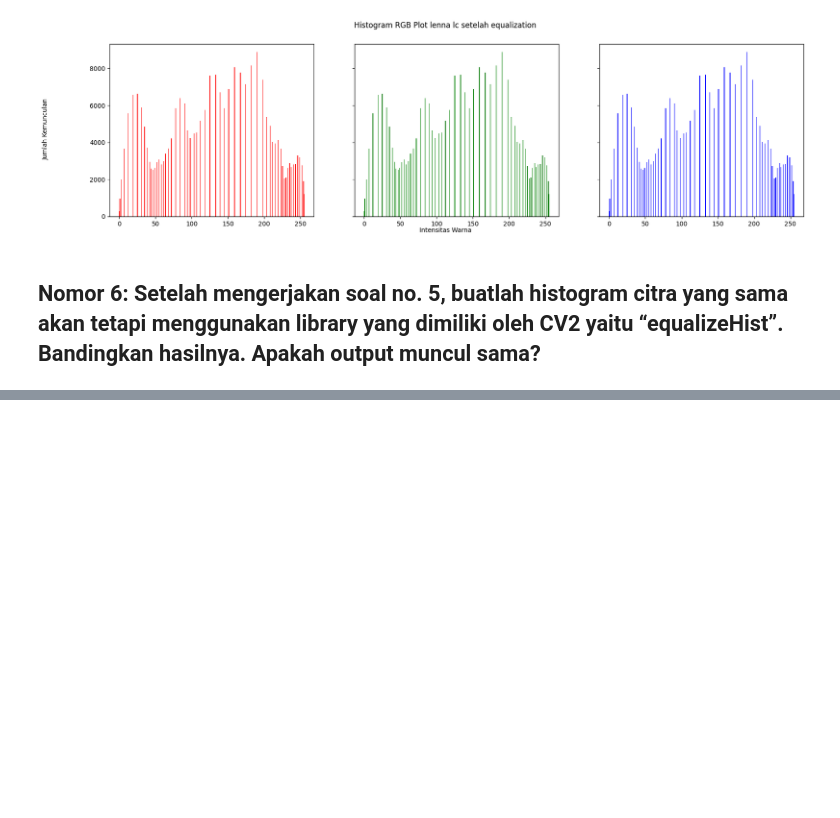
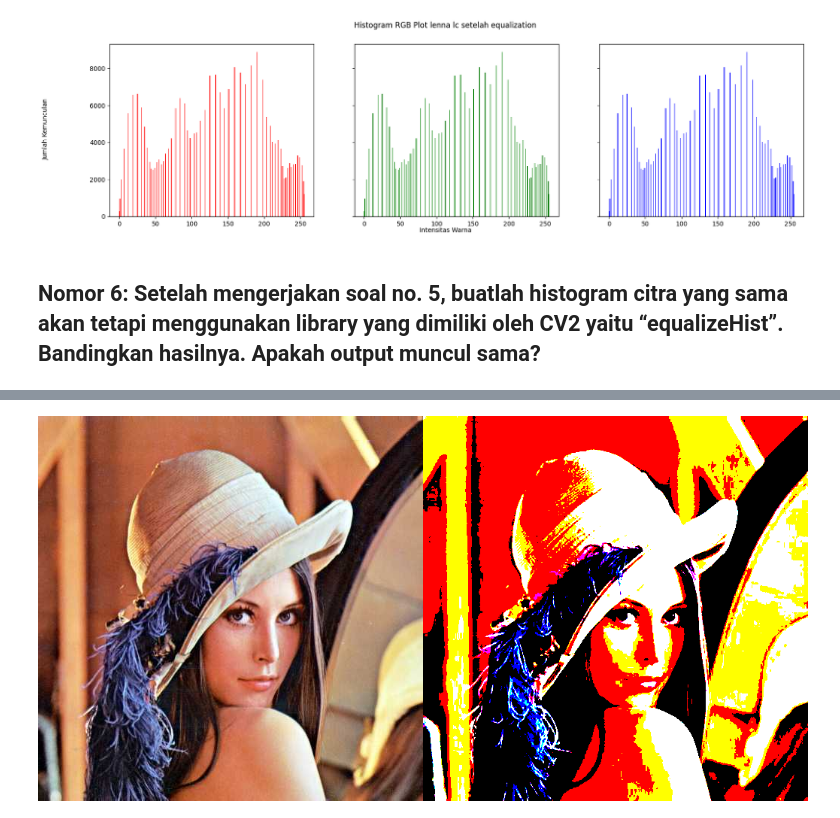
Before and after one commit to Ziedny28/PCVK-Ganjil-2023, a Jupyter notebook: week-06/Week6.ipynb, the cells around one changed output, grey strips where cells are left out. Cells and saved outputs as stored; diff of their text form; code cells hidden in the pictures; blank space fills up the shorter version.

```diff
--- a/week-06/Week6.ipynb
+++ b/week-06/Week6.ipynb
@@ -144,0 +175,31 @@ cv2_imshow(equalized_image)
+# %%
+def warnaTerdekat (r, g, b):
+  pValue = 0
+  minDistance = 255*255 + 255*255 + 255*255 + 1
+  warnaPallette = [[0, 0, 0], [255, 0, 0], [0, 255, 0], [255, 255, 0], [0, 0, 255], [255, 0, 255], [0, 255, 255], [255, 255, 255]]
+  for i in range(len(warnaPallette)):
+    rDiff = r - warnaPallette[i][0]
+    gDiff = g - warnaPallette[i][1]
+    bDiff = b - warnaPallette[i][2]
+    distance = rDiff*rDiff + gDiff*gDiff + bDiff*bDiff
+    if (distance < minDistance):
+      minDistance = distance
+      pValue = i
+  return pValue
+# %%
+warnaPallette = [[0, 0, 0], [255, 0, 0], [0, 255, 0], [255, 255, 0], [0, 0, 255], [255, 0, 255], [0, 255, 255], [255, 255, 255]]
+lena_rgb = cv.cvtColor(lena, cv.COLOR_BGR2RGB)
+lena_rgb_zeros = np.zeros(lena_rgb.shape, lena_rgb.dtype)
+
+for y in range(0, lena_rgb.shape[0]):
+  for x in range(0, lena_rgb.shape[1]):
+    baru = warnaTerdekat(lena_rgb[y, x, 0], lena_rgb[y, x, 1], lena_rgb[y, x, 2])
+    lena_rgb_zeros[y, x] = warnaPallette[baru]
+
+lena_rgb = cv.cvtColor(lena_rgb, cv.COLOR_BGR2RGB)
+lena_rgb_zeros = cv.cvtColor(lena_rgb_zeros, cv.COLOR_BGR2RGB)
+
+final_frame = cv.hconcat((lena_rgb, lena_rgb_zeros))
+cv2_imshow(final_frame)
+# %% [output]
+[figure, added]
```
Also changed, not shown: parts of 5 cells of this notebook.
